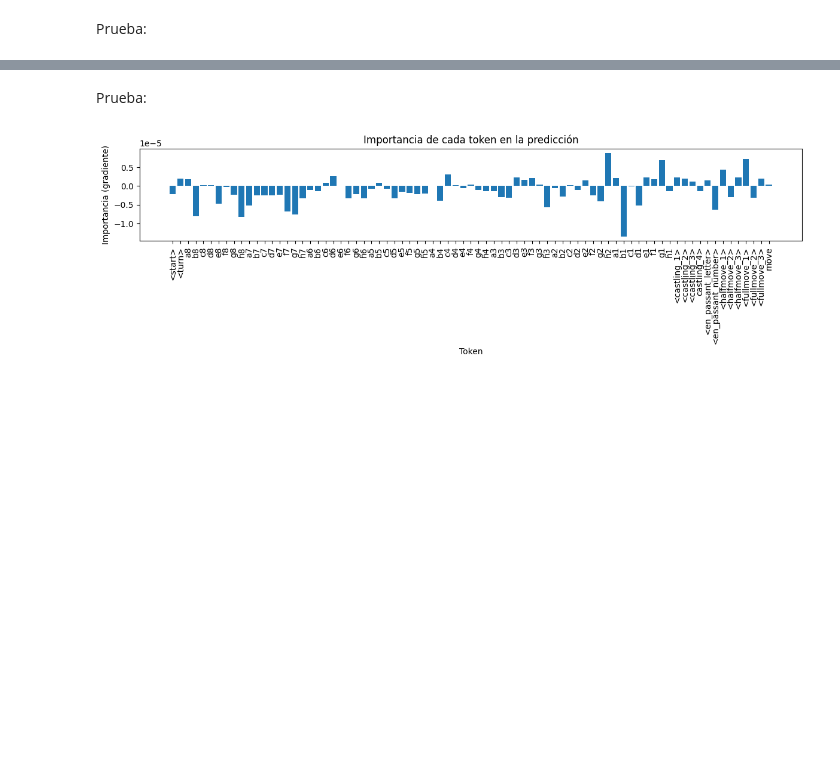
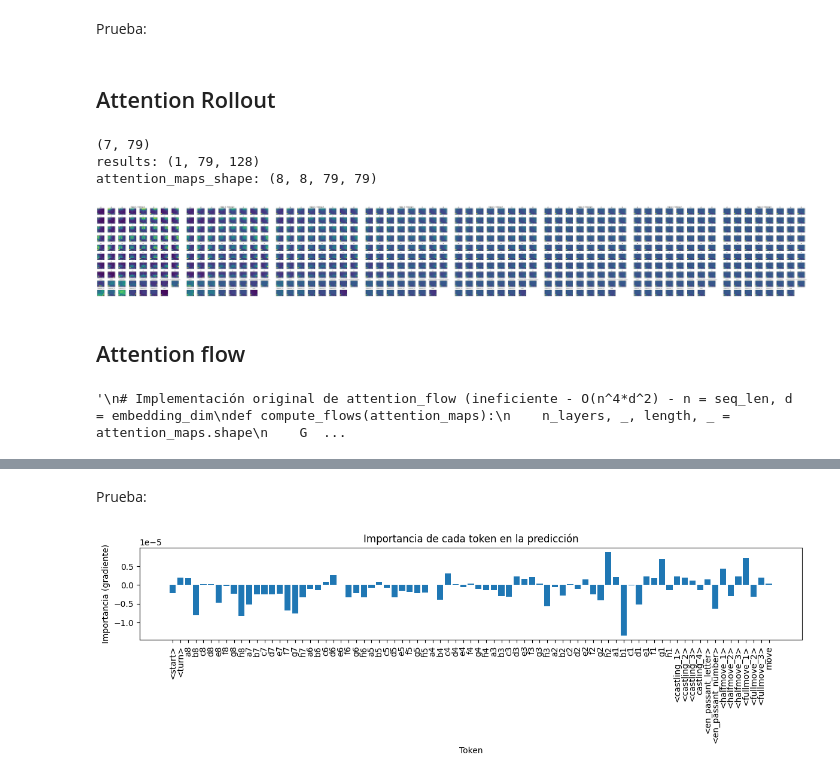
Before and after one commit to ari-dasci/S-ChessFormer, a Jupyter notebook: xai/xai.ipynb, the cells around one changed output, grey strips where cells are left out. Cells and saved outputs as stored; diff of their text form; code cells hidden in the pictures; blank space fills up the shorter version.

Commit message:
Attention Rollout and Attention Flow

```diff
--- a/xai/xai.ipynb
+++ b/xai/xai.ipynb
@@ -491,7 +527,8 @@ token_labels = ['<start>', '<turn>',
                 '<castling_1>', '<castling_2>', '<castling_3>', '<castling_4>',
                 '<en_passant_letter>','<en_passant_number>',
                 '<halfmove_1>', '<halfmove_2>', '<halfmove_3>',
-                '<fullmove_1>', '<fullmove_2>', '<fullmove_3>', 'move']
+                '<fullmove_1>', '<fullmove_2>', '<fullmove_3>',
+                'move']
 token_labels = np.array(token_labels)
 # %%
 def get_sequences_from_board(board: chess.Board) -> np.ndarray:
@@ -686,3 +733,51 @@ print('results:', logits.shape)
 print('attention_maps_shape:', attention_maps.shape)
 plot_attention_maps(attention_maps, token_labels=token_labels)
 plot_all_attention_heads(attention_maps, token_labels=token_labels)
+# %% [markdown]
+## Attention Rollout
+# %%
+def attention_rollout(attention_maps, alpha=0.5):
+    """
+    attention_maps: numpy array of shape (num_layers, num_heads, seq_len, seq_len)
+    alpha: float - smoothing factor
+    """
+    num_layers, num_heads, seq_len, _ = attention_maps.shape
+
+    # Calculamos los mapas de atención medios por capa
+    aggregated_attention = np.zeros((num_layers, seq_len, seq_len))
+    for l in range(num_layers):
+        aggregated_attention[l] = np.mean(attention_maps[l], axis=0)  # Media entre cabezas de atención
+
+    # Añadimos la influencia de las capas residuales
+    for l in range(1, num_layers):
+        aggregated_attention[l] = aggregated_attention[l] * alpha + np.diag(np.ones(seq_len)) * (1 - alpha)
+
+    # Calculamos el atention rollout de las capas
+    attention_rollout = np.zeros((num_layers, seq_len, seq_len))
+
+    attention_rollout[0] = aggregated_attention[0]
+    for l in range(1,num_layers):
+        attention_rollout[l] = aggregated_attention[l] @ attention_rollout[l-1]
+
+    return attention_rollout
+# %%
+board = chess.Board('1k6/8/8/8/8/8/7P/1K6 w - - 0 1')
+sequences = get_sequences_from_board(board)
+print(sequences.shape)
+results = predict_fn(sequences)
+logits, attention_maps = results[0]
+attention_maps = np.array(attention_maps).reshape(num_layers, num_heads, 79, 79)
+print('results:', logits.shape)
+print('attention_maps_shape:', attention_maps.shape)
+# %% [output]
+(7, 79)
+results: (1, 79, 128)
+attention_maps_shape: (8, 8, 79, 79)
+# %%
+attention_rollout_maps = attention_rollout(attention_maps, alpha=0.5)
+
+plot_all_attention_heads(attention_rollout_maps.reshape(1,-1,79,79), token_labels=token_labels, scale_in_1=False)
+# %% [output]
+[figure, added]
+# %% [markdown]
+## Attention flow
@@ -688,0 +801,27 @@ plot_all_attention_heads(attention_maps, token_labels=token_labels)
+# %%
+"""
+# Implementación original de attention_flow (ineficiente - O(n^4*d^2) - n = seq_len, d = embedding_dim
+def compute_flows(attention_maps):
+    n_layers, _, length, _ = attention_maps.shape
+    G = get_attention_graph(attention_maps)
+
+    flow_values=np.zeros((length, length))
+    for i in range(length):
+        u = (n_layers, i)
+        for j in range(length):
+            v = (0, j)
+            try:
+                flow, _  = nx.maximum_flow(G, u, v)
+            except nx.NetworkXUnfeasible:
+                flow = 0.0  # si no hay camino posible
+            flow_values[i, j] = flow
+
+    # Normalización fila por fila (por nodo de salida)
+    row_sums = flow_values.sum(axis=1, keepdims=True)
+    row_sums[row_sums == 0] = 1  # evita división por cero
+    flow_values /= row_sums
+
+    return flow_values
+"""
+# %% [output]
+'\n# Implementación original de attention_flow (ineficiente - O(n^4*d^2) - n = seq_len, d = embedding_dim\ndef compute_flows(attention_maps):\n    n_layers, _, length, _ = attention_maps.shape\n    G  ...
```
Also changed, not shown: parts of 29 cells of this notebook, 1 other file.
